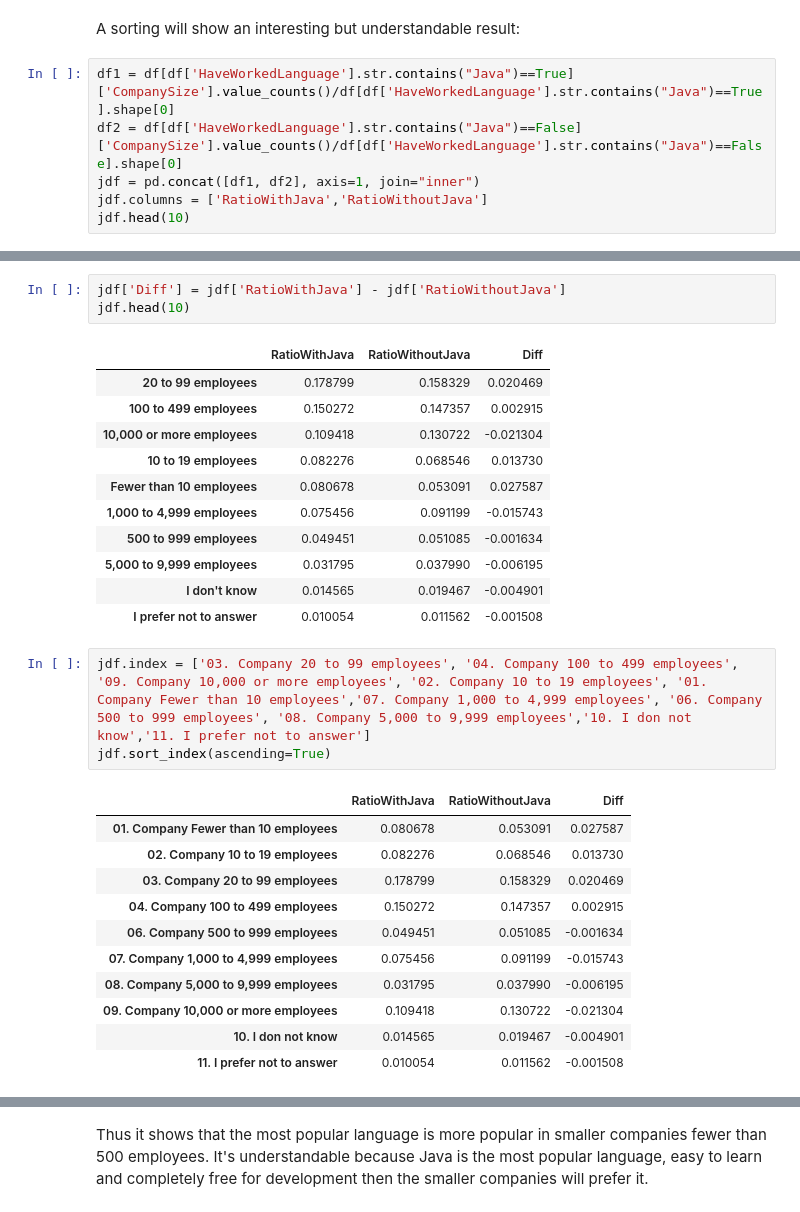
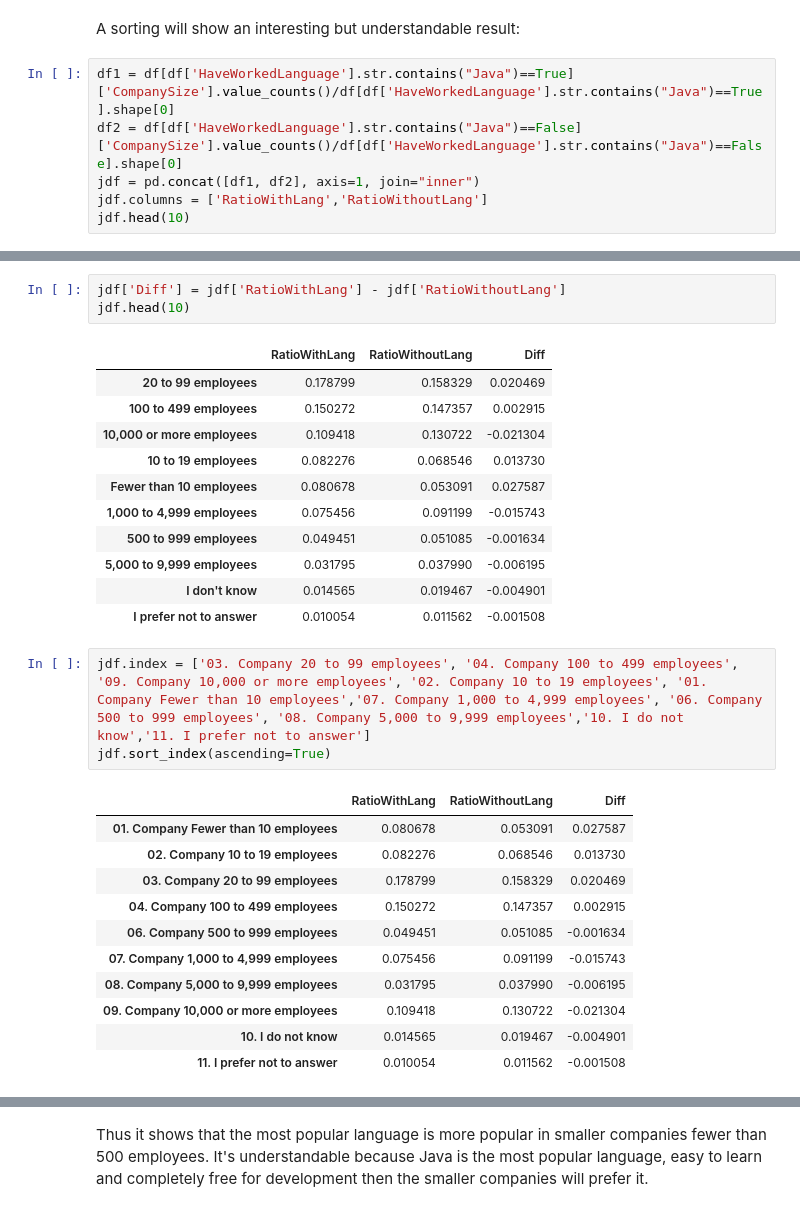
Before and after one commit to trhgvinh/udacity_NanodegreeDS_project1, a Jupyter notebook: Project1.ipynb, the cells around one changed output, grey strips where cells are left out. Cells and saved outputs as stored; diff of their text form.

```diff
--- a/Project1.ipynb
+++ b/Project1.ipynb
@@ -307,6 +307,6 @@ A sorting will show an interesting but understandable result:
 df1 = df[df['HaveWorkedLanguage'].str.contains("Java")==True]['CompanySize'].value_counts()/df[df['HaveWorkedLanguage'].str.contains("Java")==True].shape[0]
 df2 = df[df['HaveWorkedLanguage'].str.contains("Java")==False]['CompanySize'].value_counts()/df[df['HaveWorkedLanguage'].str.contains("Java")==False].shape[0]
 jdf = pd.concat([df1, df2], axis=1, join="inner")
-jdf.columns = ['RatioWithJava','RatioWithoutJava']
+jdf.columns = ['RatioWithLang','RatioWithoutLang']
 jdf.head(10)
 # %% [output]
@@ -322,10 +322,10 @@ jdf.head(10)
 | I don't know | 0.014565 | 0.019467 |
 | I prefer not to answer | 0.010054 | 0.011562 |
 # %%
-jdf['Diff'] = jdf['RatioWithJava'] - jdf['RatioWithoutJava']
+jdf['Diff'] = jdf['RatioWithLang'] - jdf['RatioWithoutLang']
 jdf.head(10)
 # %% [output]
-|  | RatioWithJava | RatioWithoutJava | Diff |
+|  | RatioWithLang | RatioWithoutLang | Diff |
 | 20 to 99 employees | 0.178799 | 0.158329 | 0.020469 |
 | 100 to 499 employees | 0.150272 | 0.147357 | 0.002915 |
 | 10,000 or more employees | 0.109418 | 0.130722 | -0.021304 |
@@ -337,10 +337,10 @@ jdf.head(10)
 | I don't know | 0.014565 | 0.019467 | -0.004901 |
 | I prefer not to answer | 0.010054 | 0.011562 | -0.001508 |
 # %%
-jdf.index = ['03. Company 20 to 99 employees', '04. Company 100 to 499 employees', '09. Company 10,000 or more employees', '02. Company 10 to 19 employees', '01. Company Fewer than 10 employees','07. Company 1,000 to 4,999 employees', '06. Company 500 to 999 employees', '08. Company 5,000 to 9,999 employees','10. I don not know','11. I prefer not to answer']
+jdf.index = ['03. Company 20 to 99 employees', '04. Company 100 to 499 employees', '09. Company 10,000 or more employees', '02. Company 10 to 19 employees', '01. Company Fewer than 10 employees','07. Company 1,000 to 4,999 employees', '06. Company 500 to 999 employees', '08. Company 5,000 to 9,999 employees','10. I do not know','11. I prefer not to answer']
 jdf.sort_index(ascending=True)
 # %% [output]
-|  | RatioWithJava | RatioWithoutJava | Diff |
+|  | RatioWithLang | RatioWithoutLang | Diff |
 | 01. Company Fewer than 10 employees | 0.080678 | 0.053091 | 0.027587 |
 | 02. Company 10 to 19 employees | 0.082276 | 0.068546 | 0.013730 |
 | 03. Company 20 to 99 employees | 0.178799 | 0.158329 | 0.020469 |
@@ -349,6 +349,6 @@ jdf.sort_index(ascending=True)
 | 07. Company 1,000 to 4,999 employees | 0.075456 | 0.091199 | -0.015743 |
 | 08. Company 5,000 to 9,999 employees | 0.031795 | 0.037990 | -0.006195 |
 | 09. Company 10,000 or more employees | 0.109418 | 0.130722 | -0.021304 |
-| 10. I don not know | 0.014565 | 0.019467 | -0.004901 |
+| 10. I do not know | 0.014565 | 0.019467 | -0.004901 |
 | 11. I prefer not to answer | 0.010054 | 0.011562 | -0.001508 |
 # %% [markdown]
```
Also changed, not shown: parts of 2 cells of this notebook.
